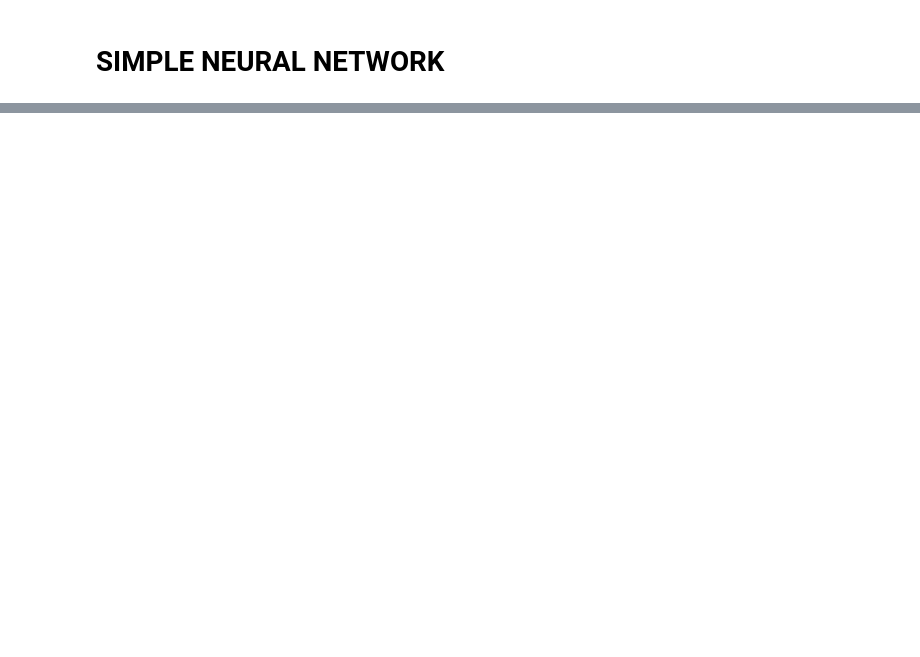
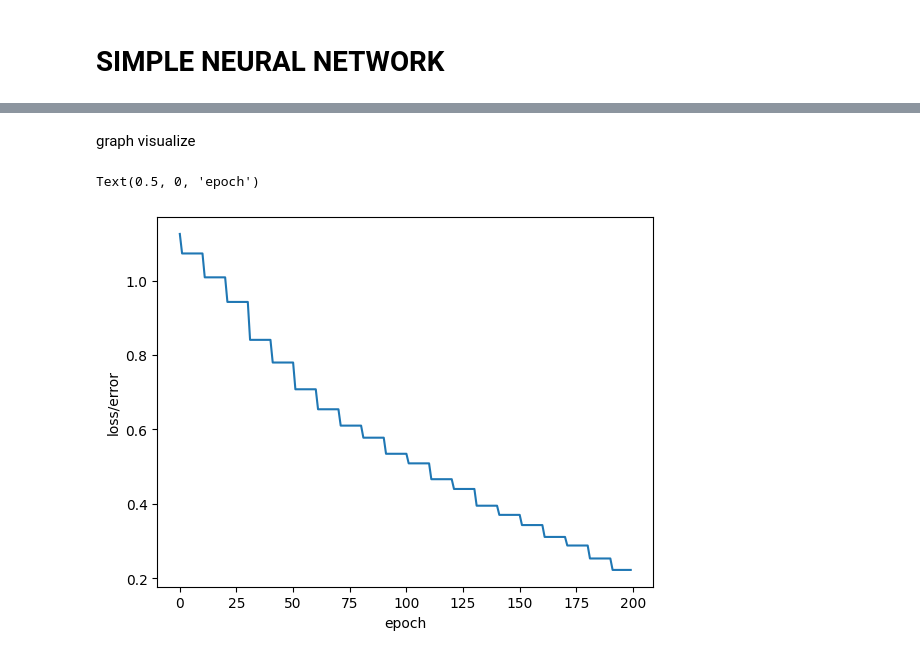
Before and after one commit to l0norm/model, a Jupyter notebook: deeplearning.ipynb, the cells around one changed output, grey strips where cells are left out. Cells and saved outputs as stored; diff of their text form; code cells hidden in the pictures; blank space fills up the shorter version.

```diff
--- a/deeplearning.ipynb
+++ b/deeplearning.ipynb
@@ -126,0 +164,11 @@ model = Model()
+# %%
+#train test split
+X_train, X_test, y_train, y_test = train_test_split(X, y, test_size=0.2, random_state=41)
+# %%
+# convert x features to float tensors
+X_train = torch.FloatTensor(X_train)
+X_test = torch.FloatTensor(X_test)
+
+# convert y labels to tensors long
+y_train = torch.LongTensor(y_train)
+y_test = torch.LongTensor(y_test)
@@ -126,0 +177,27 @@ model = Model()
+# %%
+criterion = nn.CrossEntropyLoss()
+# choose adam optimizer , lr / learning rate so if the error doesn't go down afer some iteration
+# we lower our learning rate
+
+optimizer = torch.optim.Adam(model.parameters(), lr=0.08) #for backprobagation
+# %%
+# training
+epochs = 200
+losses = []
+
+for i in range(epochs):
+  #forward and get predicted result
+  y_pred = model.forward(X_train)
+
+  # Measure the loss
+  loss = criterion(y_pred, y_train) #y_pred is the prediction it made ,,y_train is the right prediction
+
+  losses.append(loss.detach().numpy())  #appending loss in the array
+
+  if i % 10 == 0:
+    print(f'Epoch: {i} and loss: {loss}')
+
+    # do some backpropagation
+    optimizer.zero_grad()
+    loss.backward()
+    optimizer.step()
@@ -126,0 +225,9 @@ model = Model()
+# %% [markdown]
+graph visualize
+# %%
+plt.plot(range(epochs),losses )
+plt.ylabel("loss/error")
+plt.xlabel('epoch')
+# %% [output]
+Text(0.5, 0, 'epoch')
+[figure, added]
```
Also changed, not shown: parts of 17 cells of this notebook.
